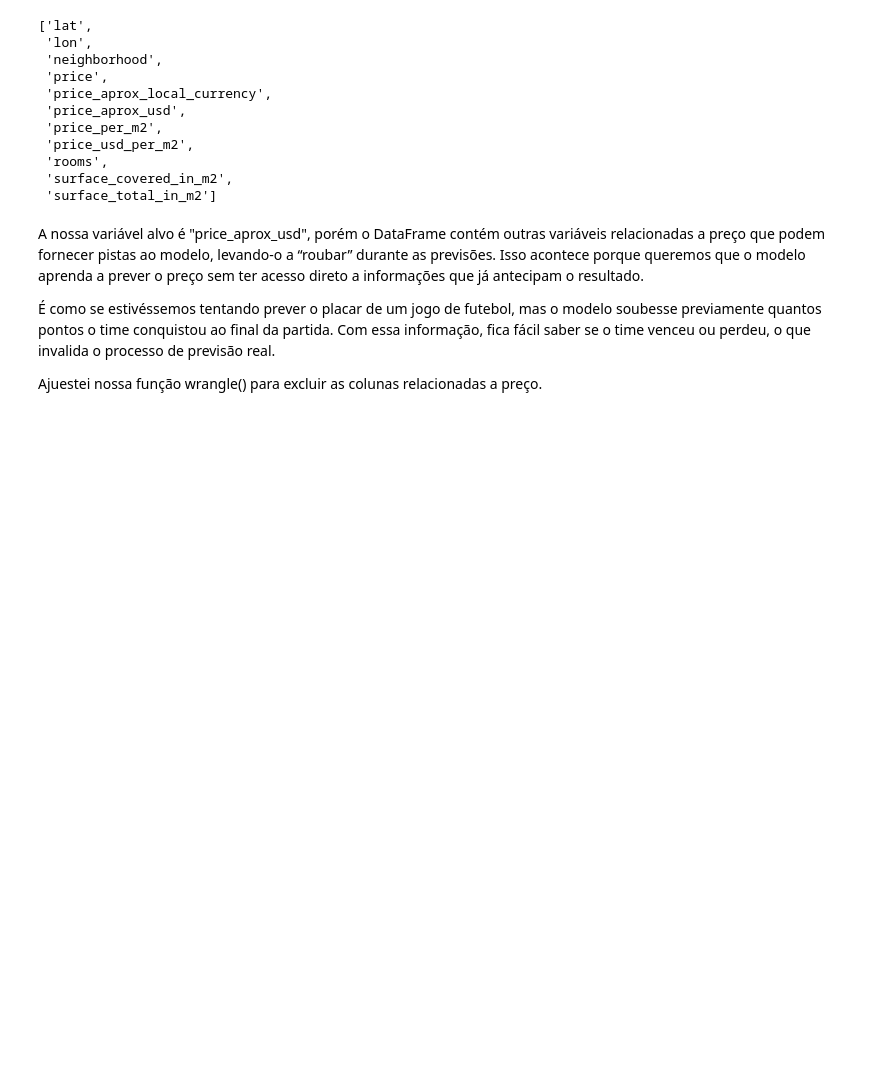
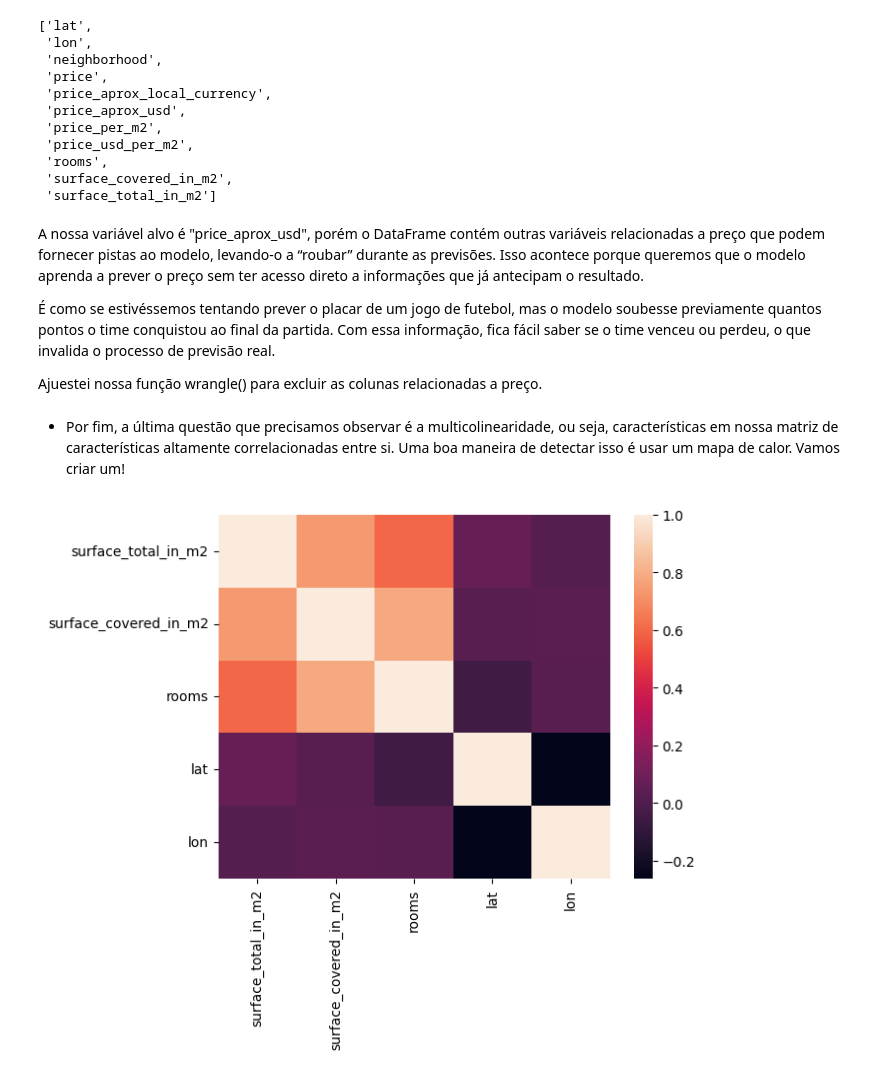
Before and after one commit to filipebvs/projetos_analise_de_dados, a Jupyter notebook: previsao_preco_de_casas/projeto_4_previsao_de_precos_com_todas_features_(final).ipynb, the cells around one changed output. Cells and saved outputs as stored; diff of their text form; code cells hidden in the pictures; blank space fills up the shorter version.

Commit message:
Análise de multcolinearidade das variaveis e exlusão das variaveis altamente correlacionadas

```diff
--- a/previsao_preco_de_casas/projeto_4_previsao_de_precos_com_todas_features_(final).ipynb
+++ b/previsao_preco_de_casas/projeto_4_previsao_de_precos_com_todas_features_(final).ipynb
@@ -176,3 +179,10 @@ A nossa variável alvo é "price_aprox_usd", porém o DataFrame contém outras v
 É como se estivéssemos tentando prever o placar de um jogo de futebol, mas o modelo soubesse previamente quantos pontos o time conquistou ao final da partida. Com essa informação, fica fácil saber se o time venceu ou perdeu, o que invalida o processo de previsão real.
 
 Ajuestei nossa função wrangle() para excluir as colunas relacionadas a preço.
+# %% [markdown]
+* Por fim, a última questão que precisamos observar é a multicolinearidade, ou seja, características em nossa matriz de características altamente correlacionadas entre si. Uma boa maneira de detectar isso é usar um mapa de calor. Vamos criar um!
+# %%
+corr = df.select_dtypes("number").drop(columns="price_aprox_usd").corr()
+sns.heatmap(corr);
+# %% [output]
+[figure, added]
```
Also changed, not shown: parts of 6 cells of this notebook.
